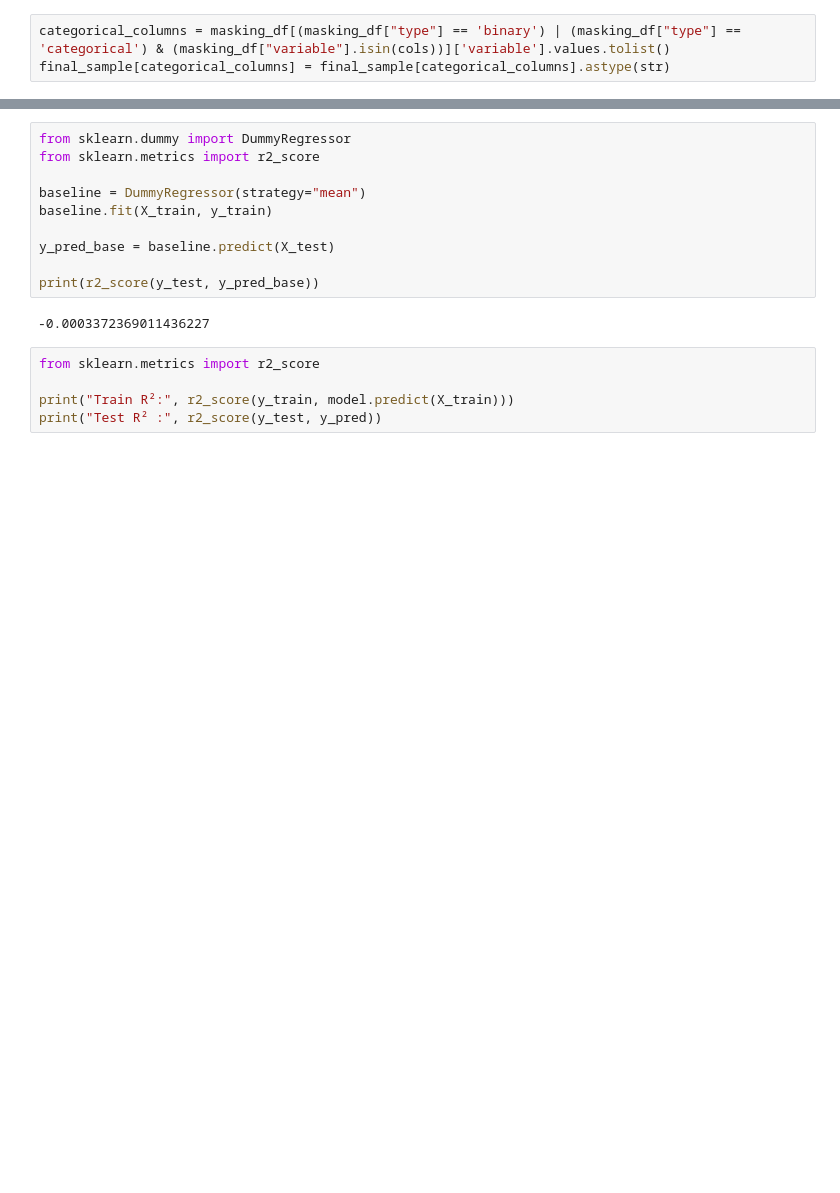
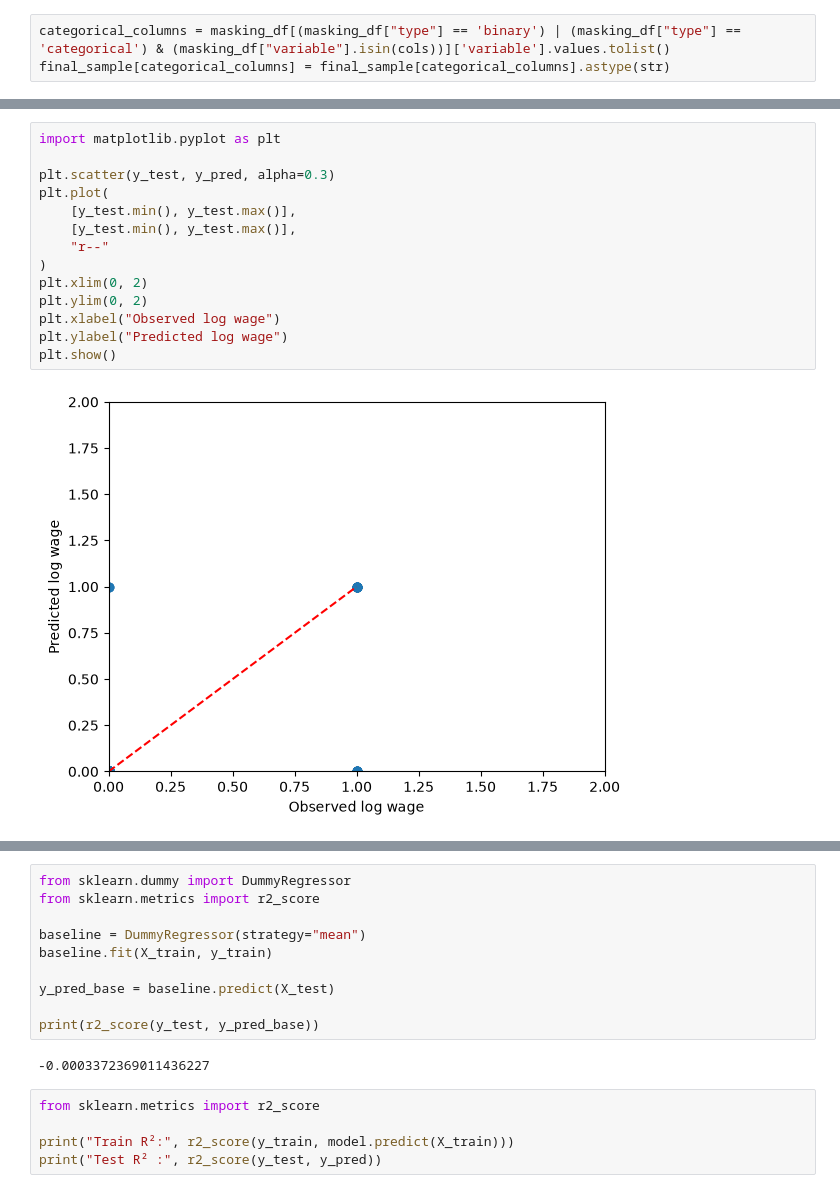
Before and after one commit to Deltares-research/egypt-survey-ml, a Jupyter notebook: notebooks/train-catboost.ipynb, the cells around one changed output, grey strips where cells are left out. Saved outputs shown, nothing was run; the diff lists cells and outputs as text; blank space fills up the shorter version.

```diff
--- a/notebooks/train-catboost.ipynb
+++ b/notebooks/train-catboost.ipynb
@@ -183,3 +278,19 @@ plt.show()
+# %%
+import matplotlib.pyplot as plt
+
+plt.scatter(y_test, y_pred, alpha=0.3)
+plt.plot(
+    [y_test.min(), y_test.max()],
+    [y_test.min(), y_test.max()],
+    "r--"
+)
+plt.xlim(0, 2)
+plt.ylim(0, 2)
+plt.xlabel("Observed log wage")
+plt.ylabel("Predicted log wage")
+plt.show()
+# %% [output]
+[figure, added]
 # %%
 imp = (
     pd.Series(
```
Also changed, not shown: parts of 12 cells of this notebook, 3 other files.
